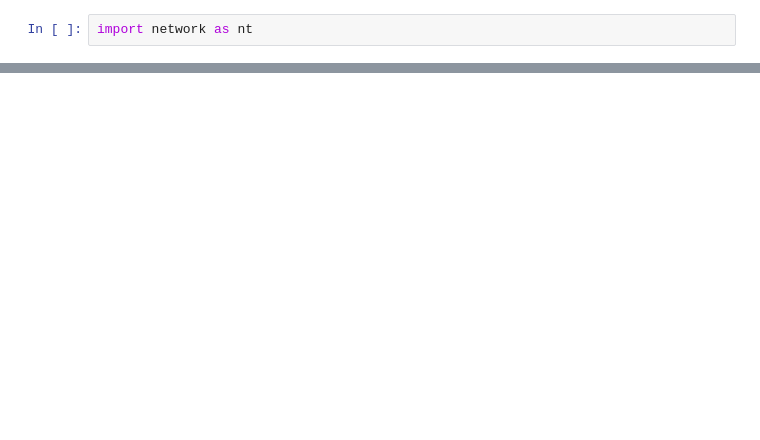
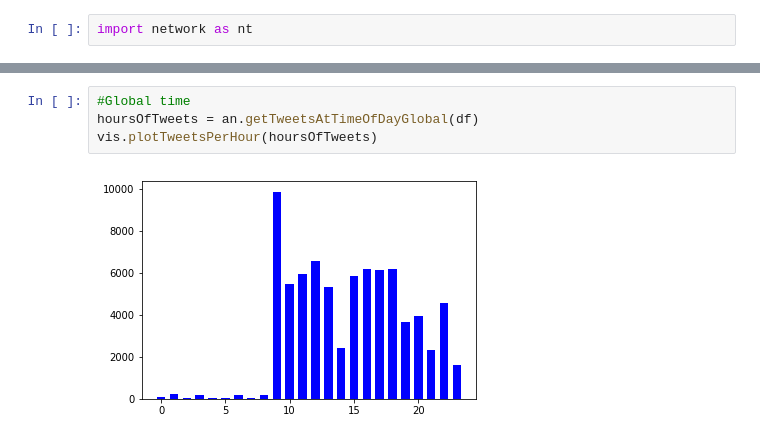
Before and after one commit to vlmolnar/CS2006-Python2, a Jupyter notebook: code/Analysis.ipynb, the cells around one changed output, grey strips where cells are left out. Drawn from its saved outputs; the diff is of its cells as text; blank space fills up the shorter version.

```diff
--- a/code/Analysis.ipynb
+++ b/code/Analysis.ipynb
@@ -45,0 +70,6 @@ Number of unique users: 50157
+# %%
+#Global time
+hoursOfTweets = an.getTweetsAtTimeOfDayGlobal(df)
+vis.plotTweetsPerHour(hoursOfTweets)
+# %% [output]
+[figure, added]
```
Also changed, not shown: parts of 38 cells of this notebook, 5 other files.
